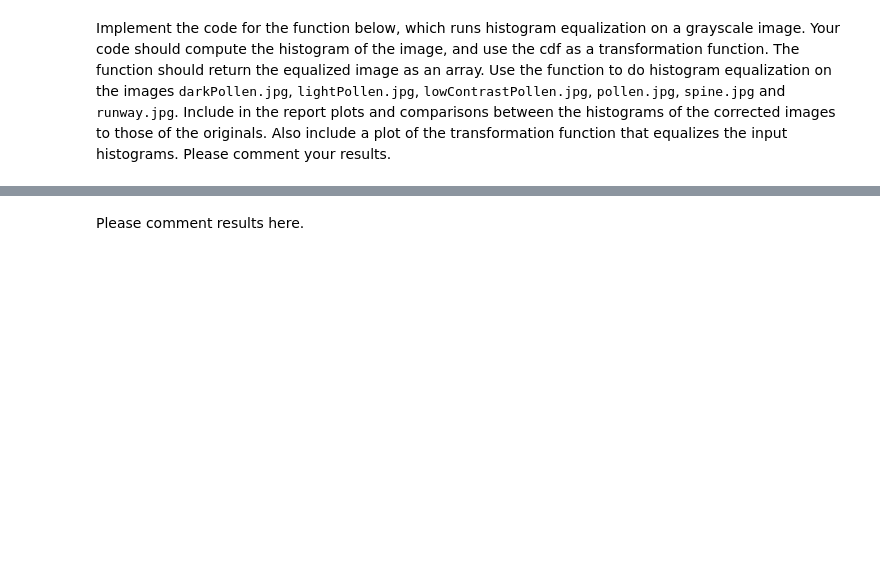
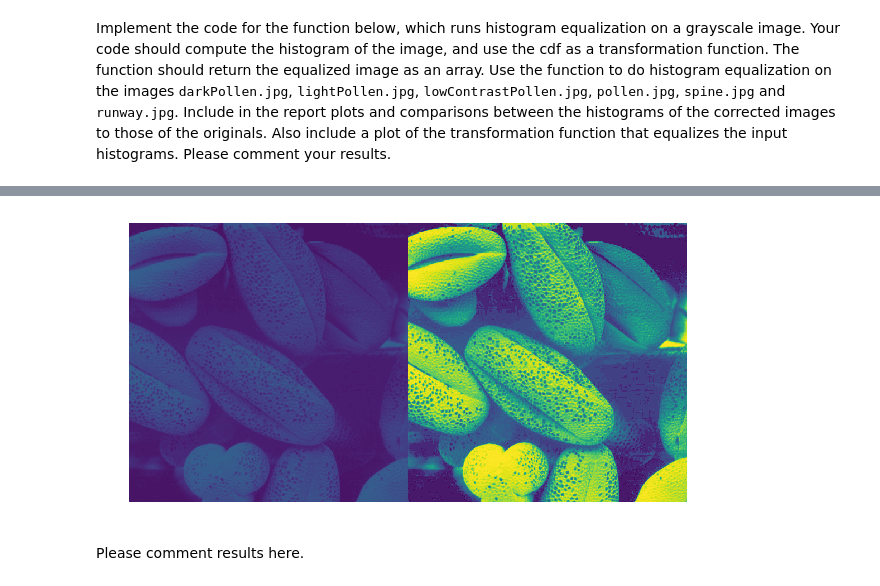
Before and after one commit to meredithn/Grayscale-Images-Enhancemet, a Jupyter notebook: Problem_Set_2/ProblemSet2.ipynb, the cells around one changed output, grey strips where cells are left out. Saved outputs shown, nothing was run; the diff lists cells and outputs as text; code cells hidden in the pictures; blank space fills up the shorter version.

```diff
--- a/Problem_Set_2/ProblemSet2.ipynb
+++ b/Problem_Set_2/ProblemSet2.ipynb
@@ -15,2 +45,9 @@ Implement the code for the function below, which runs histogram equalization on
+# %%
+img = cv2.imread('darkPollen.jpg',0)
+equ = cv2.equalizeHist(img)
+res = np.hstack((img,equ)) #stacking images side-by-side
+plt.figure(figsize=(10,10));plt.imshow(res);plt.axis('off');
+# %% [output]
+[figure, added]
 # %% [markdown]
 Please comment results here.
```
Also changed, not shown: parts of 10 cells of this notebook, 2 other files.
